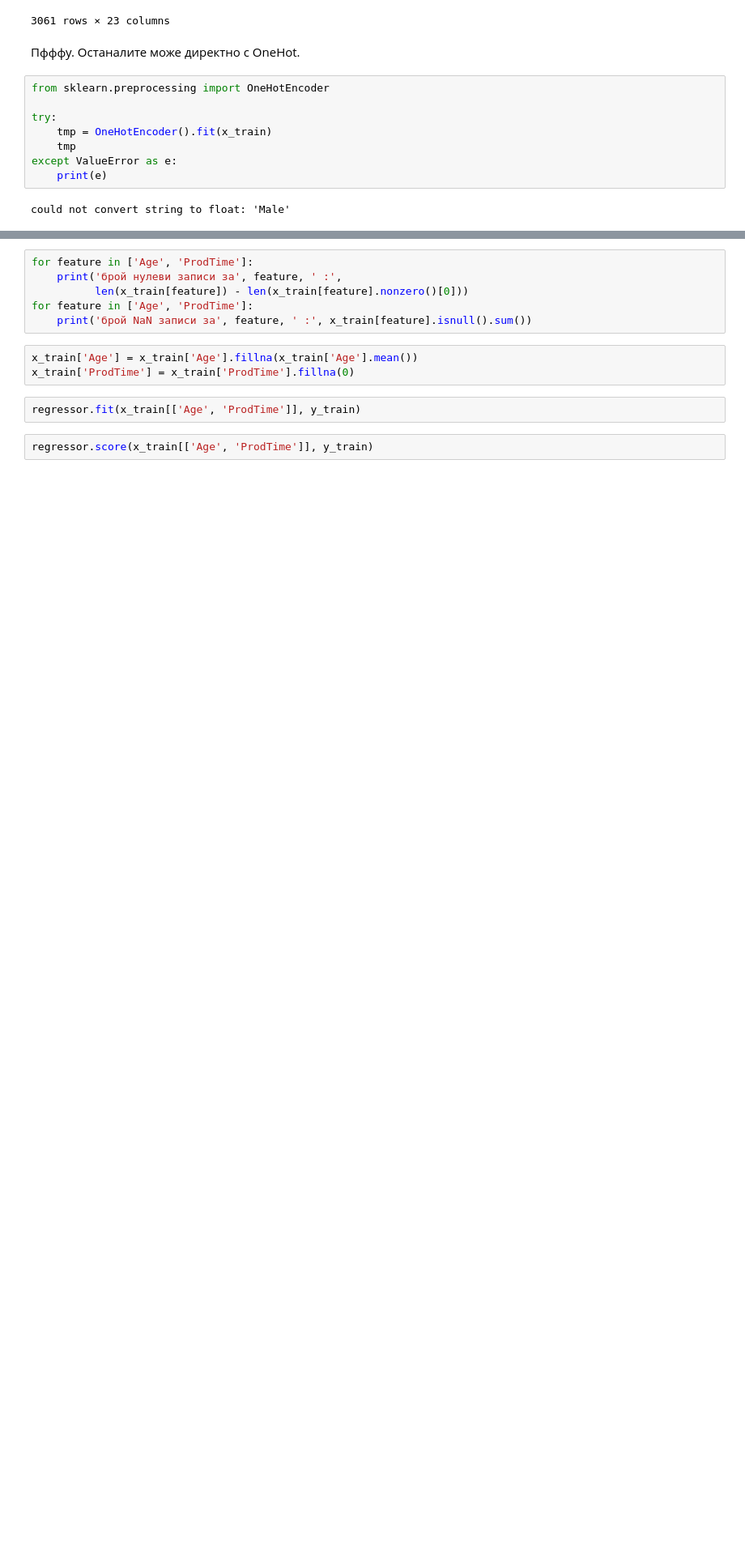
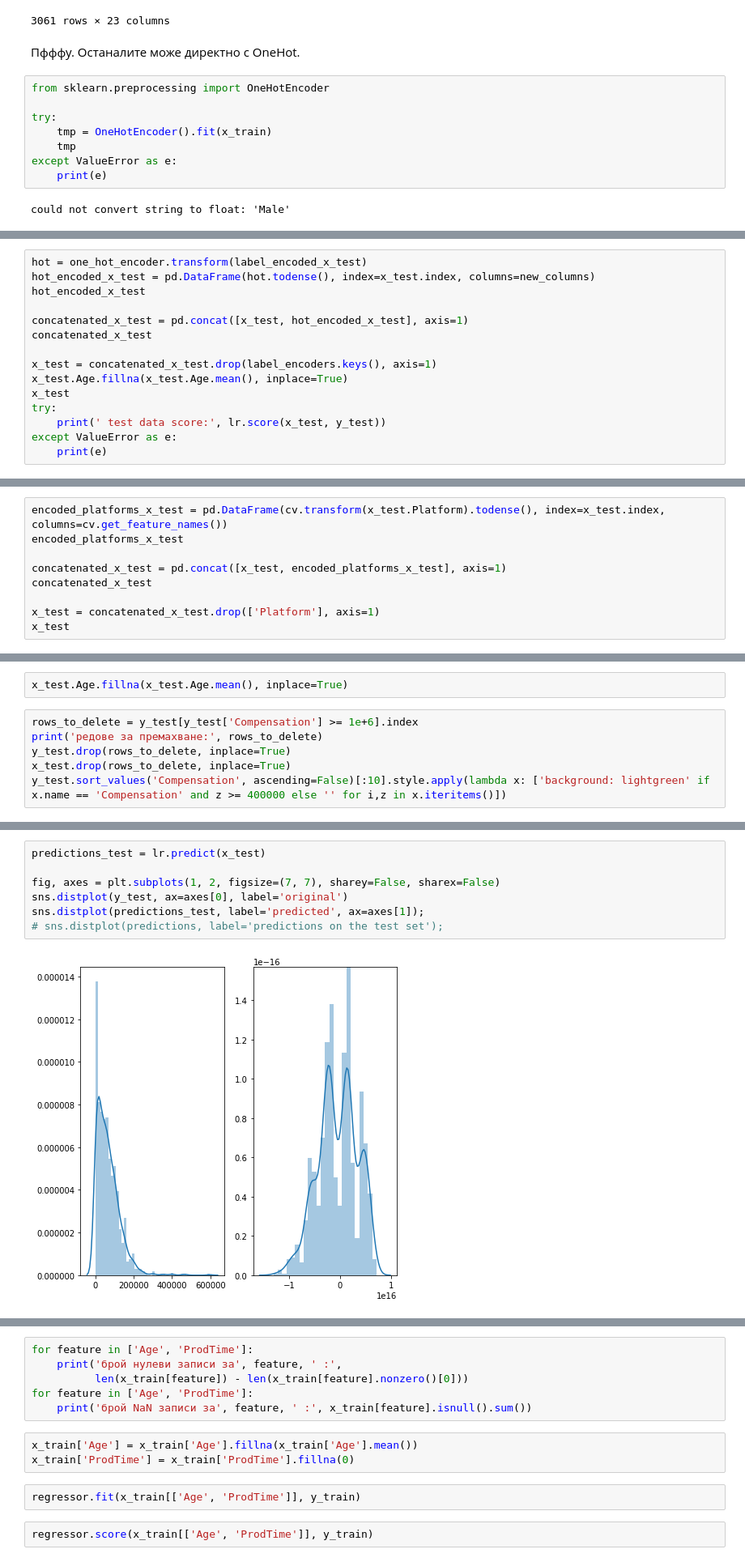
Before and after one commit to bobev18/kaggle_survey-17, a Jupyter notebook: survey2017.ipynb, the cells around one changed output, grey strips where cells are left out. Shown at 81% size. Saved outputs shown, nothing was run; the diff lists cells and outputs as text; blank space fills up the shorter version.

```diff
--- a/survey2017.ipynb
+++ b/survey2017.ipynb
@@ -952,0 +1220,15 @@ except ValueError as e:
+# %%
+hot = one_hot_encoder.transform(label_encoded_x_test)
+hot_encoded_x_test = pd.DataFrame(hot.todense(), index=x_test.index, columns=new_columns)
+hot_encoded_x_test
+
+concatenated_x_test = pd.concat([x_test, hot_encoded_x_test], axis=1)
+concatenated_x_test
+
+x_test = concatenated_x_test.drop(label_encoders.keys(), axis=1)
+x_test.Age.fillna(x_test.Age.mean(), inplace=True)
+x_test
+try:
+    print(' test data score:', lr.score(x_test, y_test))
+except ValueError as e:
+    print(e)
@@ -952,0 +1243,9 @@ except ValueError as e:
+# %%
+encoded_platforms_x_test = pd.DataFrame(cv.transform(x_test.Platform).todense(), index=x_test.index, columns=cv.get_feature_names())
+encoded_platforms_x_test
+
+concatenated_x_test = pd.concat([x_test, encoded_platforms_x_test], axis=1)
+concatenated_x_test
+
+x_test = concatenated_x_test.drop(['Platform'], axis=1)
+x_test
@@ -952,0 +1266,8 @@ except ValueError as e:
+# %%
+x_test.Age.fillna(x_test.Age.mean(), inplace=True)
+# %%
+rows_to_delete = y_test[y_test['Compensation'] >= 1e+6].index
+print('редове за премахване:', rows_to_delete)
+y_test.drop(rows_to_delete, inplace=True)
+x_test.drop(rows_to_delete, inplace=True)
+y_test.sort_values('Compensation', ascending=False)[:10].style.apply(lambda x: ['background: lightgreen' if x.name == 'Compensation' and z >= 400000 else '' for i,z in x.iteritems()])
@@ -952,0 +1304,9 @@ except ValueError as e:
+# %%
+predictions_test = lr.predict(x_test)
+
+fig, axes = plt.subplots(1, 2, figsize=(7, 7), sharey=False, sharex=False)
+sns.distplot(y_test, ax=axes[0], label='original')
+sns.distplot(predictions_test, label='predicted', ax=axes[1]);
+# sns.distplot(predictions, label='predictions on the test set');
+# %% [output]
+[figure, added]
```
Also changed, not shown: parts of 67 cells of this notebook.
